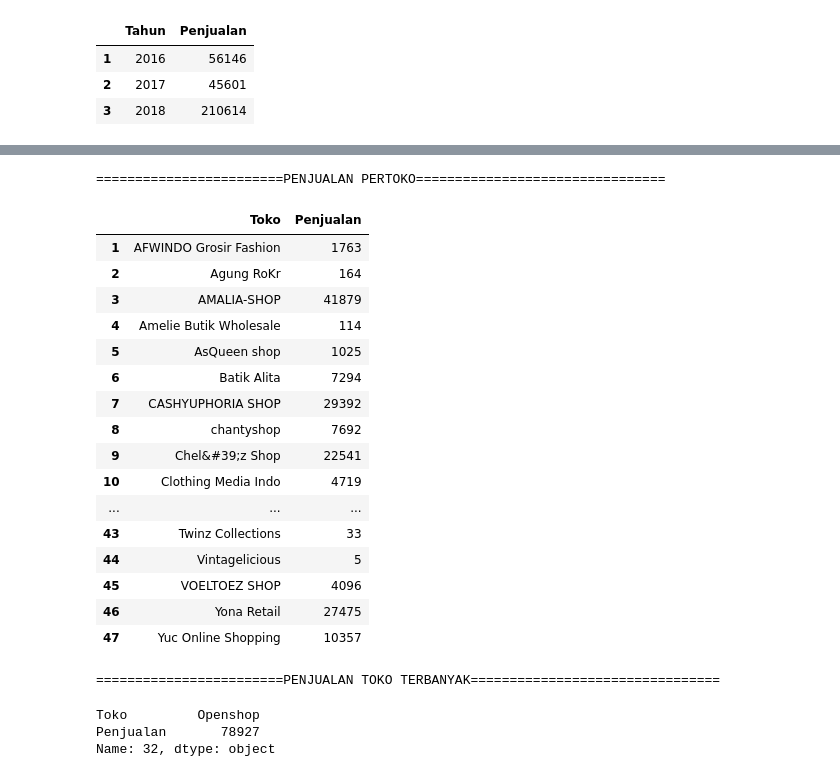
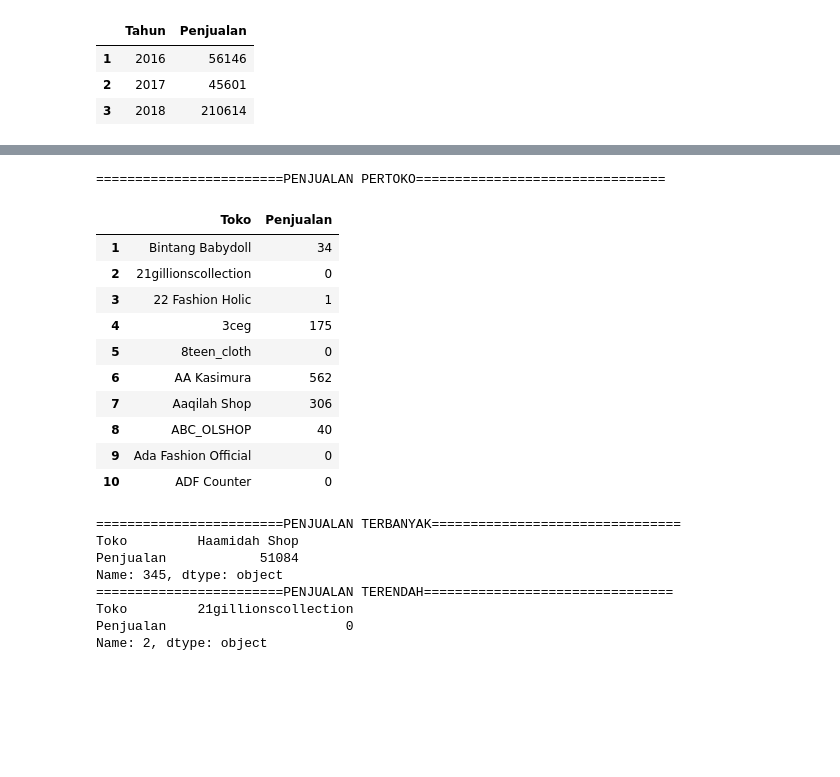
Before and after one commit to fadlanbhahreisy/data_science, a Jupyter notebook: TA-Datawarehouse/main.ipynb, the cells around one changed output, grey strips where cells are left out. Drawn from its saved outputs; the diff is of its cells as text; code cells hidden in the pictures; blank space fills up the shorter version.

```diff
--- a/TA-Datawarehouse/main.ipynb
+++ b/TA-Datawarehouse/main.ipynb
@@ -242,6 +236,9 @@ df
 # %%
 print("========================PENJUALAN TERBANYAK================================")
-index = pd.to_numeric(df['Penjualan'])
-df.loc[index.idxmax()]
+x = pd.to_numeric(df['Penjualan'])
+print(df.loc[x.idxmax()])
+print("========================PENJUALAN TERENDAH================================")
+y = pd.to_numeric(df['Penjualan'])
+print(df.loc[y.idxmin()])
 # %% [output]
 ========================PENJUALAN TERBANYAK================================
@@ -282,45 +284,46 @@ df
 # %%
 mycursor.execute('''SELECT toko.nama_toko, sum(penjualan.quantity) as total
           FROM penjualan
           join toko on penjualan.id_toko = toko.id_toko
           group by toko.nama_toko
           order by toko.nama_toko ASC
           ''')
 penjualan = []
 for row in mycursor.fetchall():
     penjualan.append(row)
 np_penjualan = np.array(penjualan)
 print("========================PENJUALAN PERTOKO================================")
 df = pd.DataFrame([ x for x in np_penjualan[:,:]])
 df.columns = ['Toko', 'Penjualan']
 df.index = np.arange(1,len(df)+1)
-df
+df.head(10)
 # %% [output]
 ========================PENJUALAN PERTOKO================================
 |  | Toko | Penjualan |
-| 1 | AFWINDO Grosir Fashion | 1763 |
-| 2 | Agung RoKr | 164 |
-| 3 | AMALIA-SHOP | 41879 |
-| 4 | Amelie Butik Wholesale | 114 |
-| 5 | AsQueen shop | 1025 |
-| 6 | Batik Alita | 7294 |
-| 7 | CASHYUPHORIA SHOP | 29392 |
-| 8 | chantyshop | 7692 |
-| 9 | Chel&#39;z Shop | 22541 |
-| 10 | Clothing Media Indo | 4719 |
-| ... | ... | ... |
-| 43 | Twinz Collections | 33 |
-| 44 | Vintagelicious | 5 |
-| 45 | VOELTOEZ SHOP | 4096 |
-| 46 | Yona Retail | 27475 |
-| 47 | Yuc Online Shopping | 10357 |
+| 1 | Bintang Babydoll | 34 |
+| 2 | 21gillionscollection | 0 |
+| 3 | 22 Fashion Holic | 1 |
+| 4 | 3ceg | 175 |
+| 5 | 8teen_cloth | 0 |
+| 6 | AA Kasimura | 562 |
+| 7 | Aaqilah Shop | 306 |
+| 8 | ABC_OLSHOP | 40 |
+| 9 | Ada Fashion Official | 0 |
+| 10 | ADF Counter | 0 |
 # %%
-print("========================PENJUALAN TOKO TERBANYAK================================")
-index = pd.to_numeric(df['Penjualan'])
-df.loc[index.idxmax()]
+print("========================PENJUALAN TERBANYAK================================")
+x = pd.to_numeric(df['Penjualan'])
+print(df.loc[x.idxmax()])
+print("========================PENJUALAN TERENDAH================================")
+y = pd.to_numeric(df['Penjualan'])
+print(df.loc[y.idxmin()])
 # %% [output]
-========================PENJUALAN TOKO TERBANYAK================================
+========================PENJUALAN TERBANYAK================================
+Toko         Haamidah Shop
+Penjualan            51084
+Name: 345, dtype: object
+========================PENJUALAN TERENDAH================================
+Toko         21gillionscollection
+Penjualan                       0
+Name: 2, dtype: object
-Toko         Openshop
-Penjualan       78927
-Name: 32, dtype: object
 # %%
```
Also changed, not shown: parts of 5 cells of this notebook.
